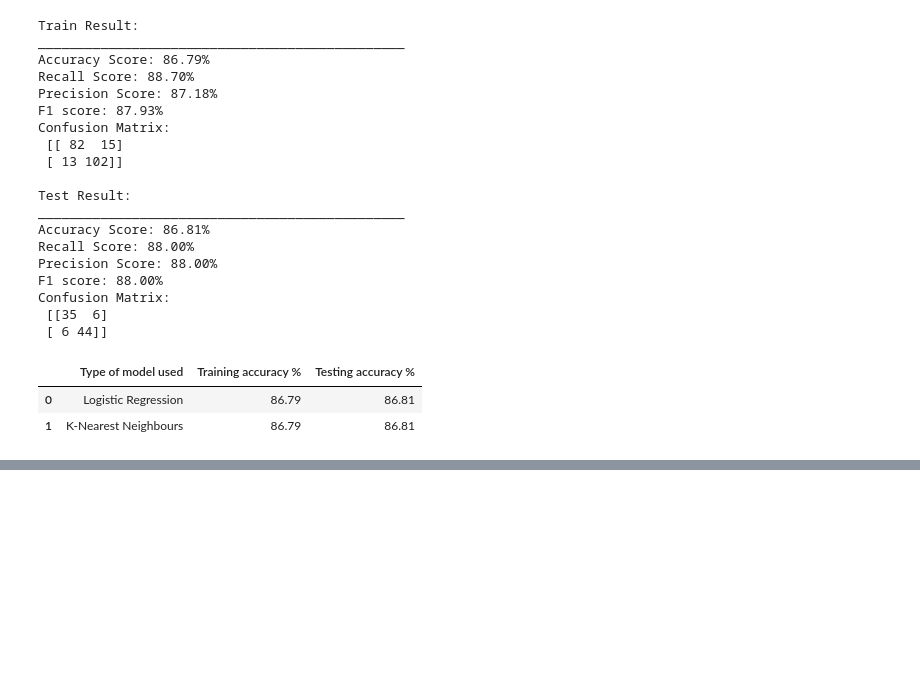
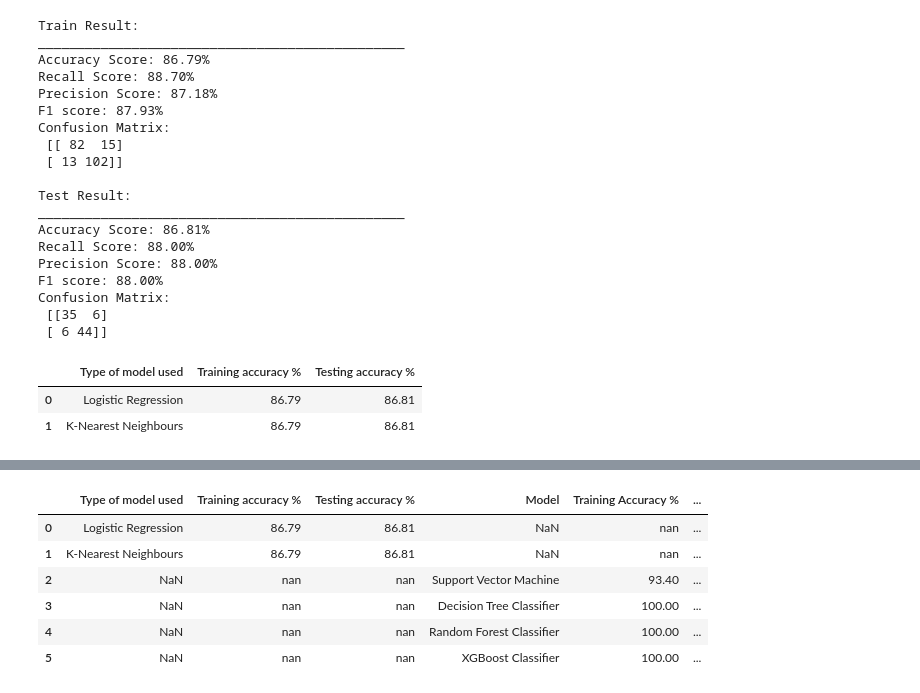
Before and after one commit to tharun634/Heart-Disease-Analysis, a Jupyter notebook: IT204Proj.ipynb, the cells around one changed output, grey strips where cells are left out. Drawn from its saved outputs; the diff is of its cells as text; code cells hidden in the pictures; blank space fills up the shorter version.

```diff
--- a/IT204Proj.ipynb
+++ b/IT204Proj.ipynb
@@ -289,0 +369,8 @@ results_df
+# %%
+test_score = accuracy_score(yts, tree.predict(xts)) * 100
+train_score = accuracy_score(ytr, tree.predict(xtr)) * 100
+
+results_df_2 = pd.DataFrame(data=[["Decision Tree Classifier", train_score, test_score]],
+                          columns=['Model', 'Training Accuracy %', 'Testing Accuracy %'])
+results_df = results_df.append(results_df_2, ignore_index=True)
+results_df
@@ -289,0 +387,9 @@ results_df
+# %%
+from sklearn.ensemble import RandomForestClassifier
+from sklearn.model_selection import RandomizedSearchCV
+
+rand_forest = RandomForestClassifier(n_estimators=1000, random_state=42)
+rand_forest.fit(xtr, ytr)
+
+print_score(rand_forest, xtr, ytr, xts, yts, tr=True)
+print_score(rand_forest, xtr, ytr, xts, yts, tr=False)
@@ -289,0 +416,8 @@ results_df
+# %%
+test_score = accuracy_score(yts, rand_forest.predict(xts)) * 100
+train_score = accuracy_score(ytr, rand_forest.predict(xtr)) * 100
+
+results_df_2 = pd.DataFrame(data=[["Random Forest Classifier", train_score, test_score]],
+                          columns=['Model', 'Training Accuracy %', 'Testing Accuracy %'])
+results_df = results_df.append(results_df_2, ignore_index=True)
+results_df
@@ -289,0 +435,8 @@ results_df
+# %%
+from xgboost import XGBClassifier
+
+xgb = XGBClassifier()
+xgb.fit(xtr, ytr)
+
+print_score(xgb, xtr, ytr, xts, yts, tr=True)
+print_score(xgb, xtr, ytr, xts, yts, tr=False)
@@ -289,0 +463,16 @@ results_df
+# %%
+test_score = accuracy_score(yts, xgb.predict(xts)) * 100
+train_score = accuracy_score(ytr, xgb.predict(xtr)) * 100
+
+results_df_2 = pd.DataFrame(data=[["XGBoost Classifier", train_score, test_score]],
+                          columns=['Model', 'Training Accuracy %', 'Testing Accuracy %'])
+results_df = results_df.append(results_df_2, ignore_index=True)
+results_df
+# %% [output]
+|  | Type of model used | Training accuracy % | Testing accuracy % | Model | Training Accuracy % | ... |
+| 0 | Logistic Regression | 86.79 | 86.81 | NaN | nan | ... |
+| 1 | K-Nearest Neighbours | 86.79 | 86.81 | NaN | nan | ... |
+| 2 | NaN | nan | nan | Support Vector Machine | 93.40 | ... |
+| 3 | NaN | nan | nan | Decision Tree Classifier | 100.00 | ... |
+| 4 | NaN | nan | nan | Random Forest Classifier | 100.00 | ... |
+| 5 | NaN | nan | nan | XGBoost Classifier | 100.00 | ... |
```
Also changed, not shown: parts of 18 cells of this notebook.
